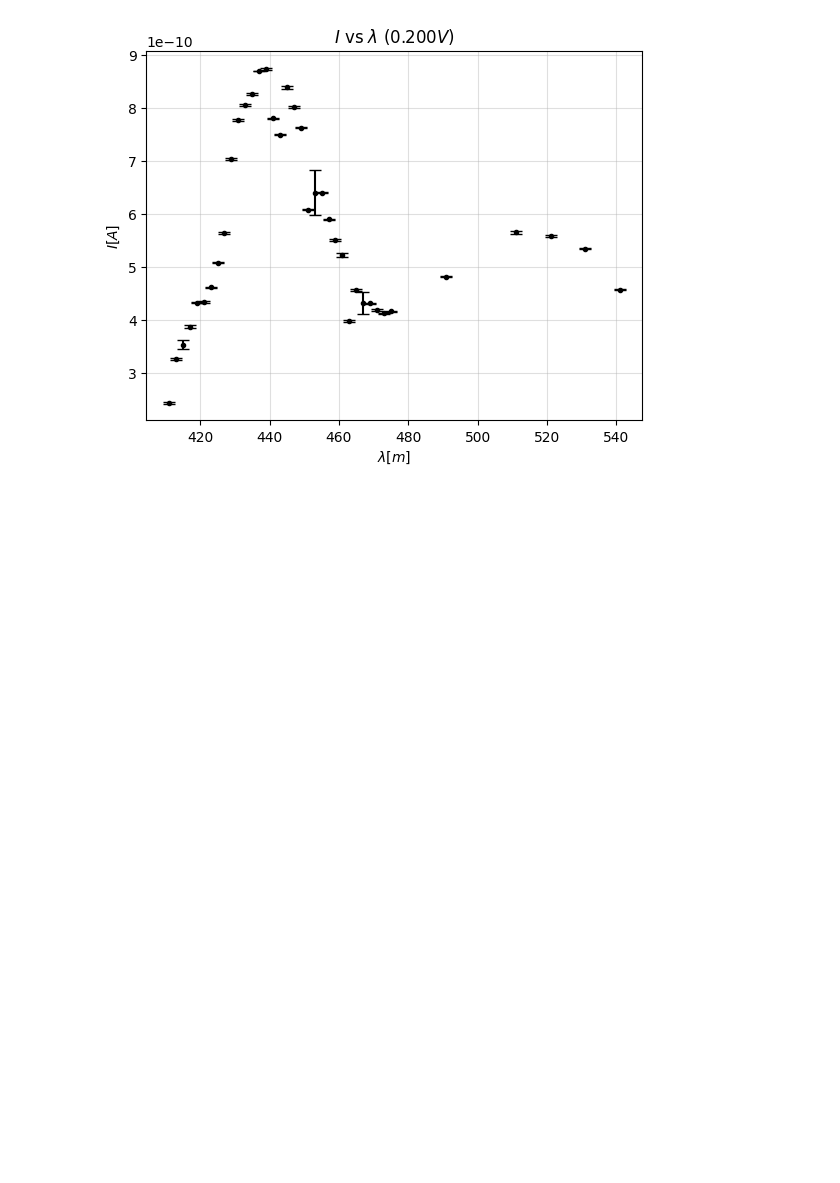
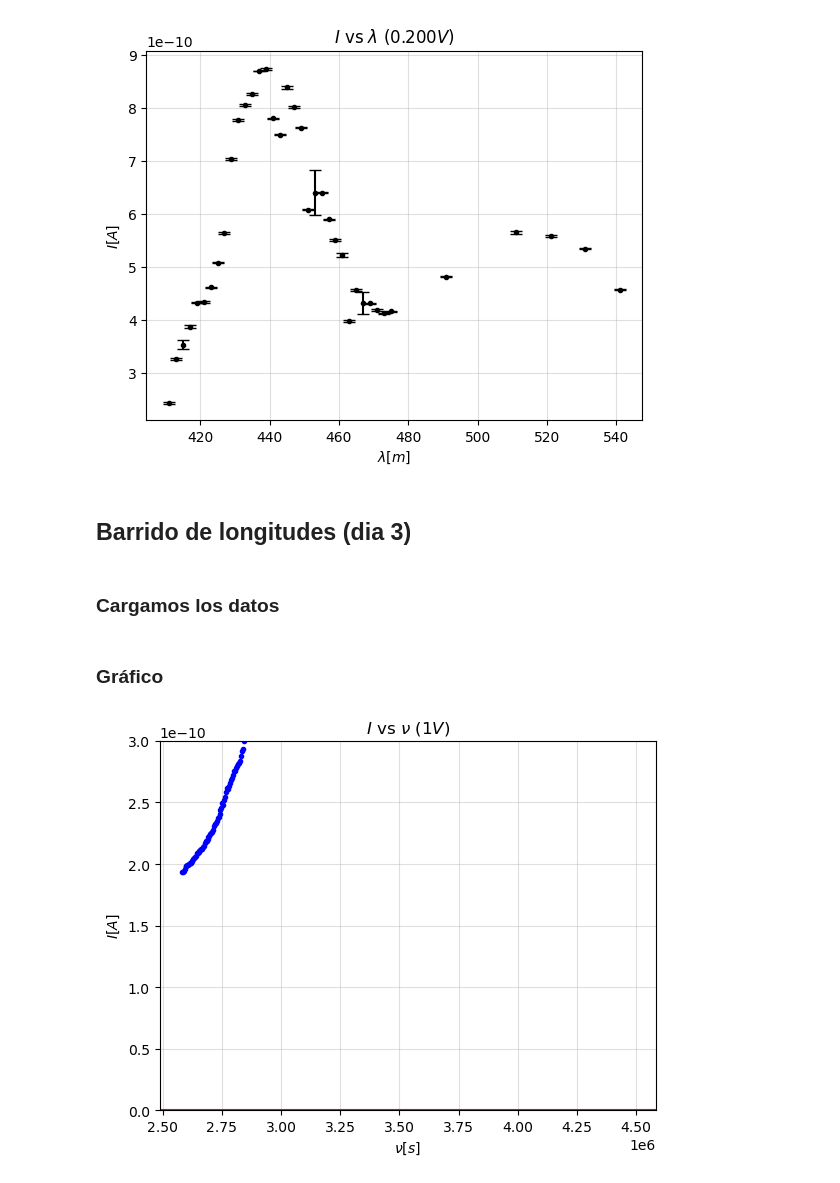
Before and after one commit to BernardoPironio/Efecto-fotoelectrico, a Jupyter notebook: analisis.ipynb, the cells around one changed output. Drawn from its saved outputs; the diff is of its cells as text; code cells hidden in the pictures; blank space fills up the shorter version.

```diff
--- a/analisis.ipynb
+++ b/analisis.ipynb
@@ -136,3 +175,25 @@ plt.grid(alpha = 0.4)
 plt.show()
 # %% [output]
 [figure]
+# %% [markdown]
+## Barrido de longitudes (dia 3)
+# %% [markdown]
+### Cargamos los datos
+# %%
+direc = 'Mediciones/Barrido de longitudes/medicion_completa.csv'
+df = pd.read_csv(direc)
+I_5v, nu_odna = -df['X'], 2*np.pi*c / df['long']
+# %% [markdown]
+### Gráfico
+# %%
+plt.figure()
+
+plt.plot(nu_odna, I_5v, '.', color = 'blue'), plt.axhline(0, color = 'red')
+
+plt.ylim(0, .3e-9)
+
+plt.title(r'$I$ vs $\nu$ $(1V)$'), plt.ylabel(r'$I[A]$'), plt.xlabel(r'$\nu[s]$')
+plt.grid(alpha = 0.4)
+plt.show()
+# %% [output]
+[figure, added]
```
Also changed, not shown: parts of 6 cells of this notebook, 1 other file.
